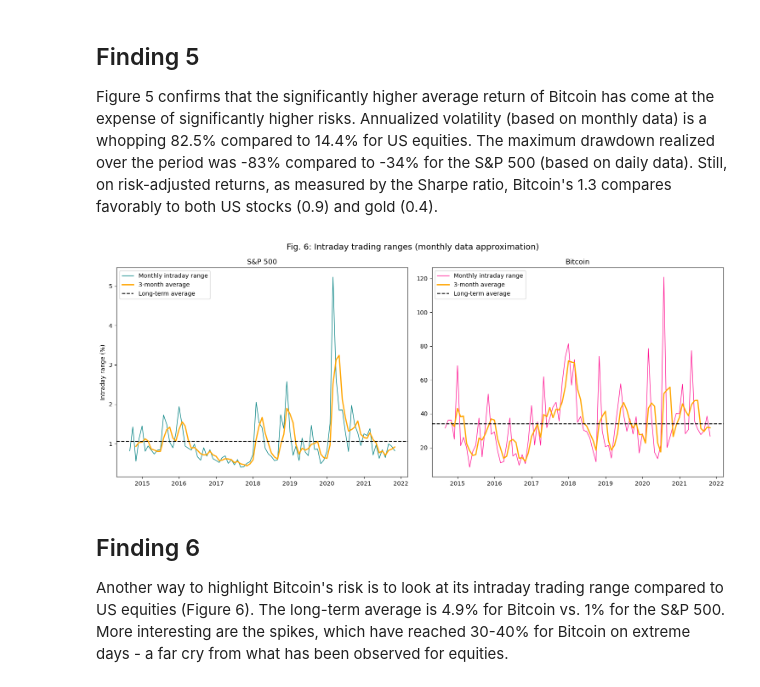
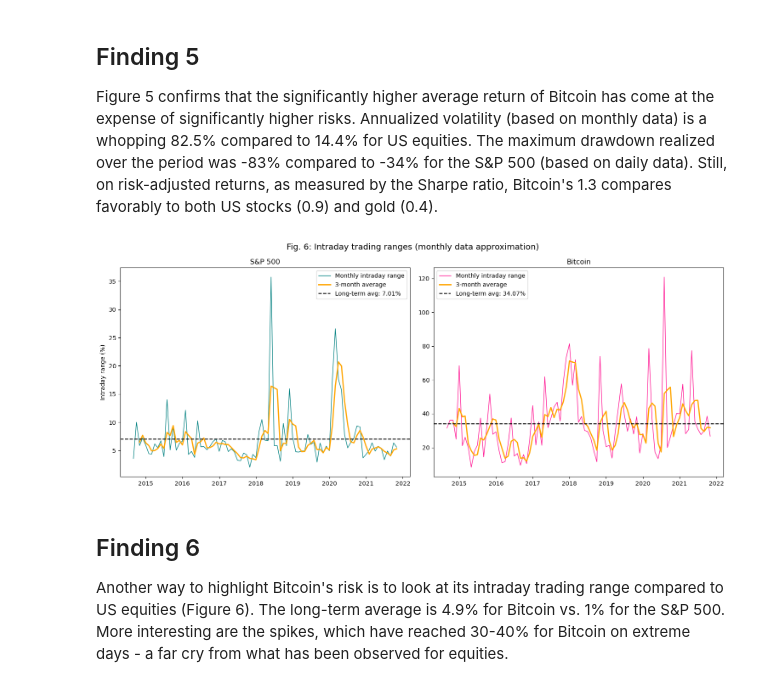
Before and after one commit to gj-goncalvescaldas/btc-3-asset-portfolio-extension, a Jupyter notebook: notebooks/02_study_replication.ipynb, the cells around one changed output. Drawn from its saved outputs; the diff is of its cells as text; code cells hidden in the pictures.

```diff
--- a/notebooks/02_study_replication.ipynb
+++ b/notebooks/02_study_replication.ipynb
@@ -422,38 +422,42 @@ Figure 5 confirms that the significantly higher average return of Bitcoin has co
 # %%
 import pandas as pd
 import matplotlib.pyplot as plt
 
 # Calcular intraday range mensual (%)
-btc_range = (final_df_study['avg_high_btc'] - final_df_study['avg_low_btc']) / final_df_study['avg_close_btc'] * 100
-sp500_range = (final_df_study['avg_high_sp500'] - final_df_study['avg_low_sp500']) / final_df_study['avg_close_sp500'] * 100
+btc_range = (final_df_study['high_btc'] - final_df_study['low_btc']) / final_df_study['close_btc'] * 100
+sp500_range = (final_df_study['high_sp500'] - final_df_study['low_sp500']) / final_df_study['close_sp500'] * 100
 
 # Rolling 3-month promedio para suavizar
 btc_roll = btc_range.rolling(3).mean()
 sp500_roll = sp500_range.rolling(3).mean()
+
+# Promedios reales
+btc_avg = btc_range.mean()
+sp500_avg = sp500_range.mean()
 
 fig, axes = plt.subplots(1, 2, figsize=(15, 6))
 
 # S&P 500
 axes[0].plot(final_df_study['month'], sp500_range, label='Monthly intraday range', color='teal', linewidth=1)
 axes[0].plot(final_df_study['month'], sp500_roll, label='3-month average', color='orange', linewidth=2)
-axes[0].axhline(sp500_range.mean(), label='Long-term average', color='black', linestyle='--')
+axes[0].axhline(sp500_avg, label=f'Long-term avg: {sp500_avg:.2f}%', color='black', linestyle='--')
 axes[0].set_title('S&P 500')
 axes[0].set_ylabel('Intraday range (%)')
 axes[0].legend()
 
 # Bitcoin
 axes[1].plot(final_df_study['month'], btc_range, label='Monthly intraday range', color='deeppink', linewidth=1)
 axes[1].plot(final_df_study['month'], btc_roll, label='3-month average', color='orange', linewidth=2)
-axes[1].axhline(btc_range.mean(), label='Long-term average', color='black', linestyle='--')
+axes[1].axhline(btc_avg, label=f'Long-term avg: {btc_avg:.2f}%', color='black', linestyle='--')
 axes[1].set_title('Bitcoin')
 axes[1].legend()
 
 fig.suptitle('Fig. 6: Intraday trading ranges (monthly data approximation)', fontsize=14)
 
 plt.tight_layout()
 plt.show()
 # %% [output]
-[figure, old version]
+[figure, new version]
 # %% [markdown]
 ## Finding 6
 
```
Also changed, not shown: 1 other file.
